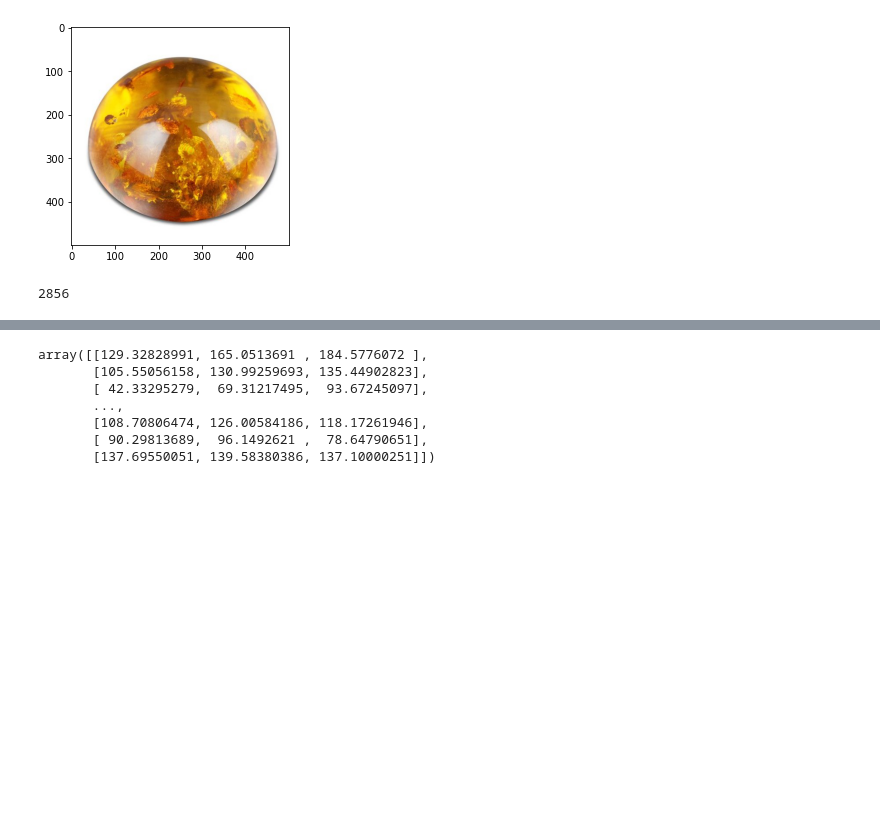
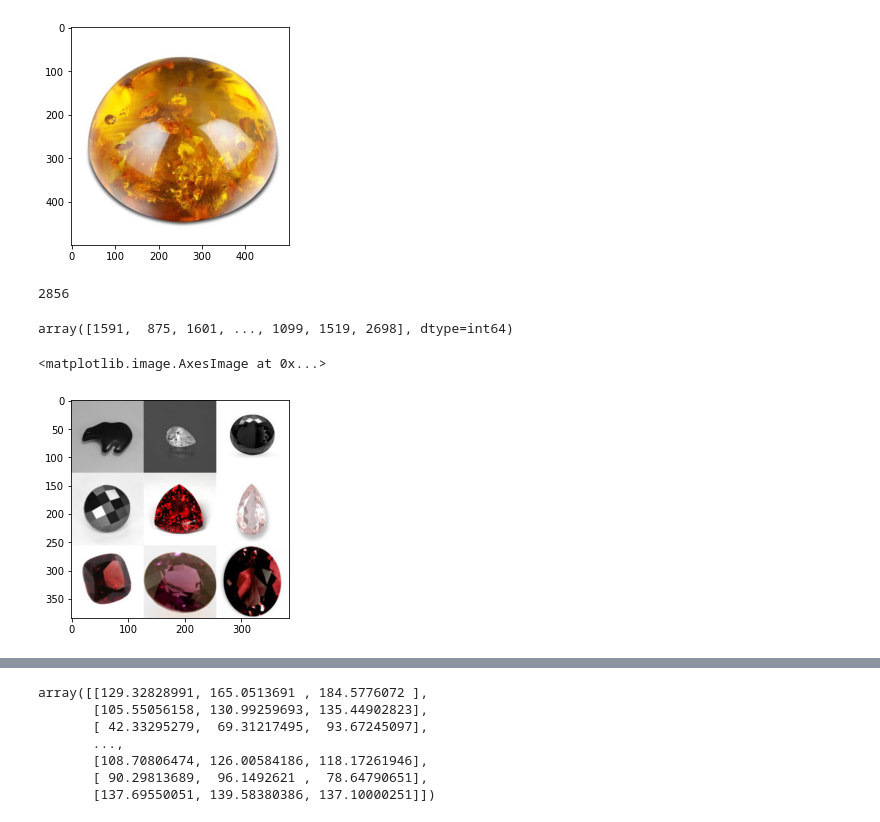
Before and after one commit to reyesaldasoro/Gems, a Jupyter notebook: Untitled.ipynb, the cells around one changed output, grey strips where cells are left out. Drawn from its saved outputs; the diff is of its cells as text; code cells hidden in the pictures; blank space fills up the shorter version.

```diff
--- a/Untitled.ipynb
+++ b/Untitled.ipynb
@@ -72,6 +75,7 @@ print(number_files)
 
 average_rgb=np.zeros((number_files,3))
 average_hsv=np.zeros((number_files,3))
+all_Images  =np.zeros((128,128,3,number_files))
 
 count_names = 0
 for count_1 in train_folders :
@@ -87,8 +91,49 @@ for count_1 in train_folders :
         tempValue                    = image_mean_no_background(im)
         average_rgb[count_names,0:3] = tempValue
         average_hsv[count_names,0:3] = rgb2hsv(np.array(tempValue))
-        count_names = count_names + 1
+        all_Images[:,:,:,count_names]= resize(im[:,:,0:3], (128, 128),
+                       anti_aliasing=True)
+        count_names                  = count_names + 1
 # %% [output]
 2856
-# %%
-average_hsv[0:10,0].sort()
+# %%
+index_hue = np.argsort(average_hsv[:,0])
+index_hue
+# %% [output]
+array([1591,  875, 1601, ..., 1099, 1519, 2698], dtype=int64)
+# %%
+def image_montage(images) :
+    # determine the dimensions
+    #r,c,l,nm = all_Images[:,:,:,0:9].shape
+    r,c,l,nm = images.shape
+
+    #new image
+    side_mult = math.ceil(np.sqrt(nm))
+    new_image = np.zeros((r*side_mult,c*side_mult,3))
+    #print(new_image.shape)
+    for count in range(nm) :
+        new_r = r*math.floor(count/side_mult)
+        new_c = c*(count%side_mult)
+        #print(new_r,new_c)
+        new_image[new_r:new_r+r,new_c:new_c+c,:]=images[:,:,:,count]
+
+    return new_image
+# %%
+#q =np.reshape ([all_Images[:,:,:,0:4], all_Images[:,:,:,1] ,all_Images[:,:,:,2] ,all_Images[:,:,:,3] ], multichannel=True )
+#q =np.reshape (all_Images[:,:,:,0:9],(128*3,128*3,3),order='F' )
+#plt.imshow(q)
+
+#r,c,l,nm = all_Images[:,:,:,0:4].shape
+
+#new_image = np.zeros(r*side_mult,c*side_mult,3)
+
+#for count in range(nm) :
+#    new_r = r*math.floor(count/side_mult)
+#    new_c = c*(count%side_mult)
+#    print(new_r,new_c)
+
+qq=image_montage(all_Images[:,:,:,index_hue[0:9]])
+plt.imshow(qq)
+# %% [output]
+<matplotlib.image.AxesImage at 0x...>
+[figure, added]
```
Also changed, not shown: parts of 2 cells of this notebook.
